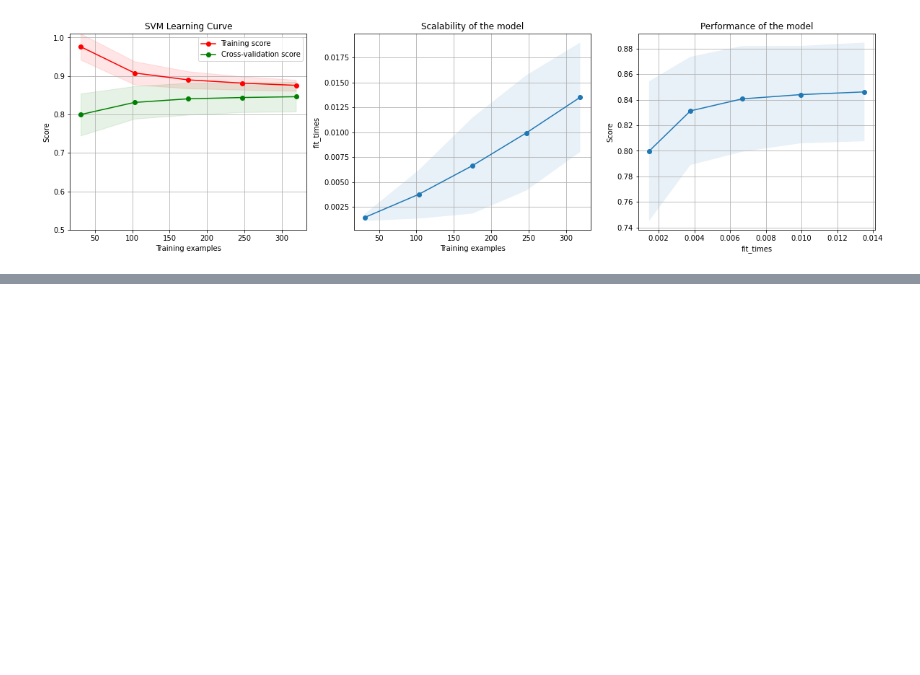
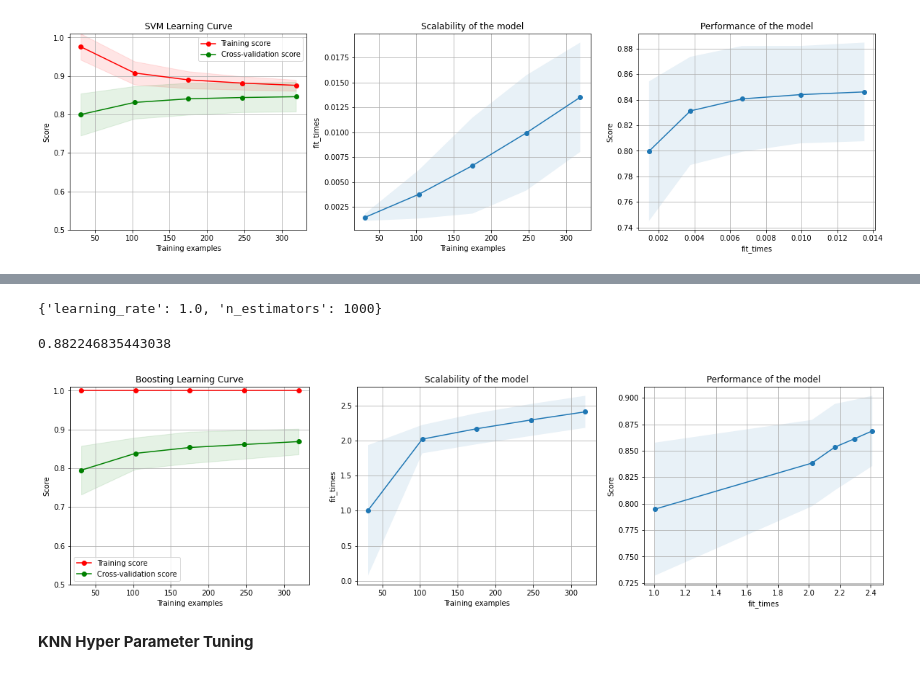
Before and after one commit to ElFeo/SupervisedLearningSurvey, a Jupyter notebook: SupervisedLearning_RedWine.ipynb, the cells around one changed output, grey strips where cells are left out. Saved outputs shown, nothing was run; the diff lists cells and outputs as text; code cells hidden in the pictures; blank space fills up the shorter version.

```diff
--- a/SupervisedLearning_RedWine.ipynb
+++ b/SupervisedLearning_RedWine.ipynb
@@ -475,0 +543,16 @@ plt.show()
+# %%
+# Based on: ML Tutorial - Hyper Parameter Tuning
+# https://www.youtube.com/watch?v=HdlDYng8g9s
+# https://github.com/codebasics/py/blob/master/ML/15_gridsearch/15_grid_search.ipynb
+# https://scikit-learn.org/stable/modules/generated/sklearn.model_selection.GridSearchCV.html?highlight=grid%20search#sklearn.model_selection.GridSearchCV
+# https://scikit-learn.org/stable/modules/generated/sklearn.ensemble.AdaBoostClassifier.html#sklearn.ensemble.AdaBoostClassifier
+# Use GridSearchCV
+clf_boos_grds = GridSearchCV(AdaBoostClassifier(DecisionTreeClassifier(max_depth=2), random_state=1), {
+                                                    'n_estimators': [10,50,100,200,300,500, 1000],
+                                                    'learning_rate': [0.1,0.2,0.5, 1.0, 1.2, 1.5, 2.0]
+                                                   }, cv=5, return_train_score=False)
+start_time = my_timer()
+clf_boos_grds.fit(X_train,Y_train)
+end_time = my_timer()
+print("Boosting Grid Search Run time=", end_time-start_time)
+print("Boosting Grid Search Results=", clf_boos_grds.cv_results_)
@@ -475,0 +577,25 @@ plt.show()
+# %%
+clf_boos_grds.best_params_
+# %% [output]
+{'learning_rate': 1.0, 'n_estimators': 1000}
+# %%
+clf_boos_grds.best_score_
+# %% [output]
+0.882246835443038
+# %%
+boos_best = clf_boos_grds.best_params_
+boos_estimator = AdaBoostClassifier(DecisionTreeClassifier(max_depth=2),
+                                   learning_rate=boos_best['learning_rate'],
+                                   n_estimators=boos_best['n_estimators'],
+                                   random_state=1)
+
+boos_title = "Boosting Learning Curve"
+cv = ShuffleSplit(n_splits=100, test_size=0.2, random_state=1)
+plot_learning_curve(boos_estimator, boos_title, X_train, Y_train, ylim=(0.5, 1.01),
+                    cv=cv, n_jobs=4)
+plt.savefig("images/boost_grds_best_wine.png")
+plt.show()
+# %% [output]
+[figure, added]
+# %% [markdown]
+**KNN Hyper Parameter Tuning**
```
Also changed, not shown: parts of 10 cells of this notebook.
